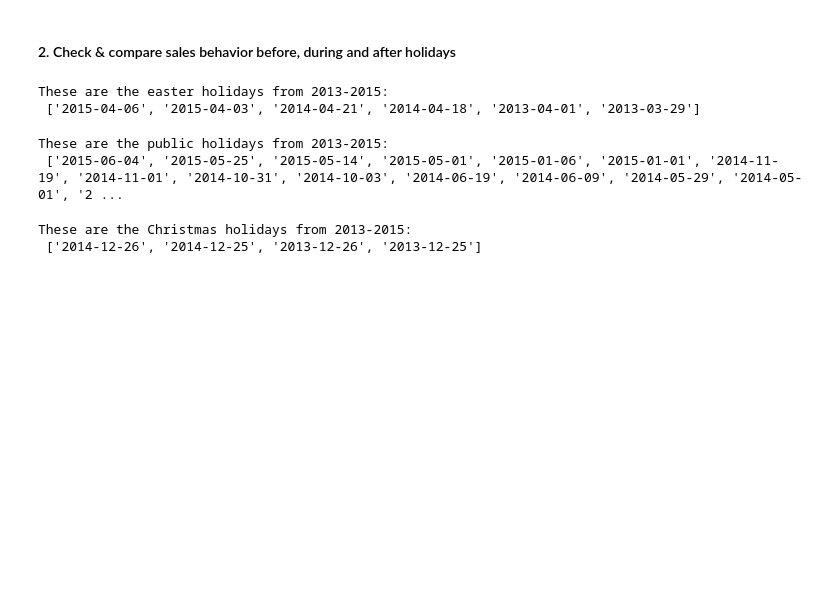
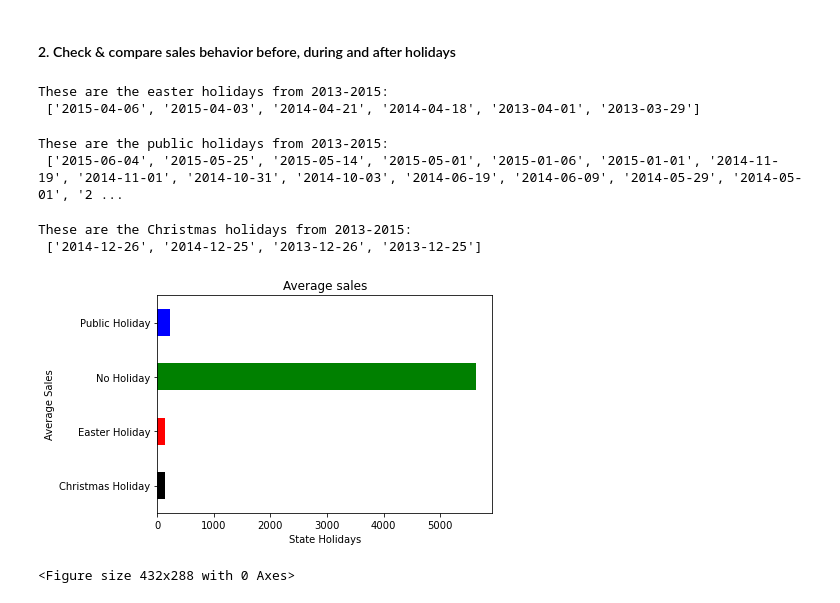
Before and after one commit to Micky373/Sales_forcasting, a Jupyter notebook: notebooks/data_exploration.ipynb, the cells around one changed output. Drawn from its saved outputs; the diff is of its cells as text; code cells hidden in the pictures; blank space fills up the shorter version.

Commit message:
Visualize the 2014/15 christmass sales effect

```diff
--- a/notebooks/data_exploration.ipynb
+++ b/notebooks/data_exploration.ipynb
@@ -167,0 +153,18 @@ DV.plo
+# %%
+# Sales Comparision on State Holiday
+
+train_store_holiday = train.groupby('StateHoliday').agg({'Sales': 'mean'})
+train_store_holiday['StateHoliday'] = train_store_holiday.index
+# %%
+# Plotting the average sales per State holidays
+
+train_store_holiday.plot(kind='barh',x='StateHoliday',y='Sales',rot='0',color=['black', 'red', 'green', 'blue'])
+plt.title('Average sales')
+plt.xlabel('State Holidays')
+plt.ylabel('Average Sales')
+plt.gca().get_legend().remove() # Removing the legend since we are working on univariate analysis
+plt.show()
+plt.savefig('../charts/average_sales_analysis.jpg')
+# %% [output]
+[figure, added]
+<Figure size 432x288 with 0 Axes>
```
Also changed, not shown: parts of 4 cells of this notebook, 3 other files.
